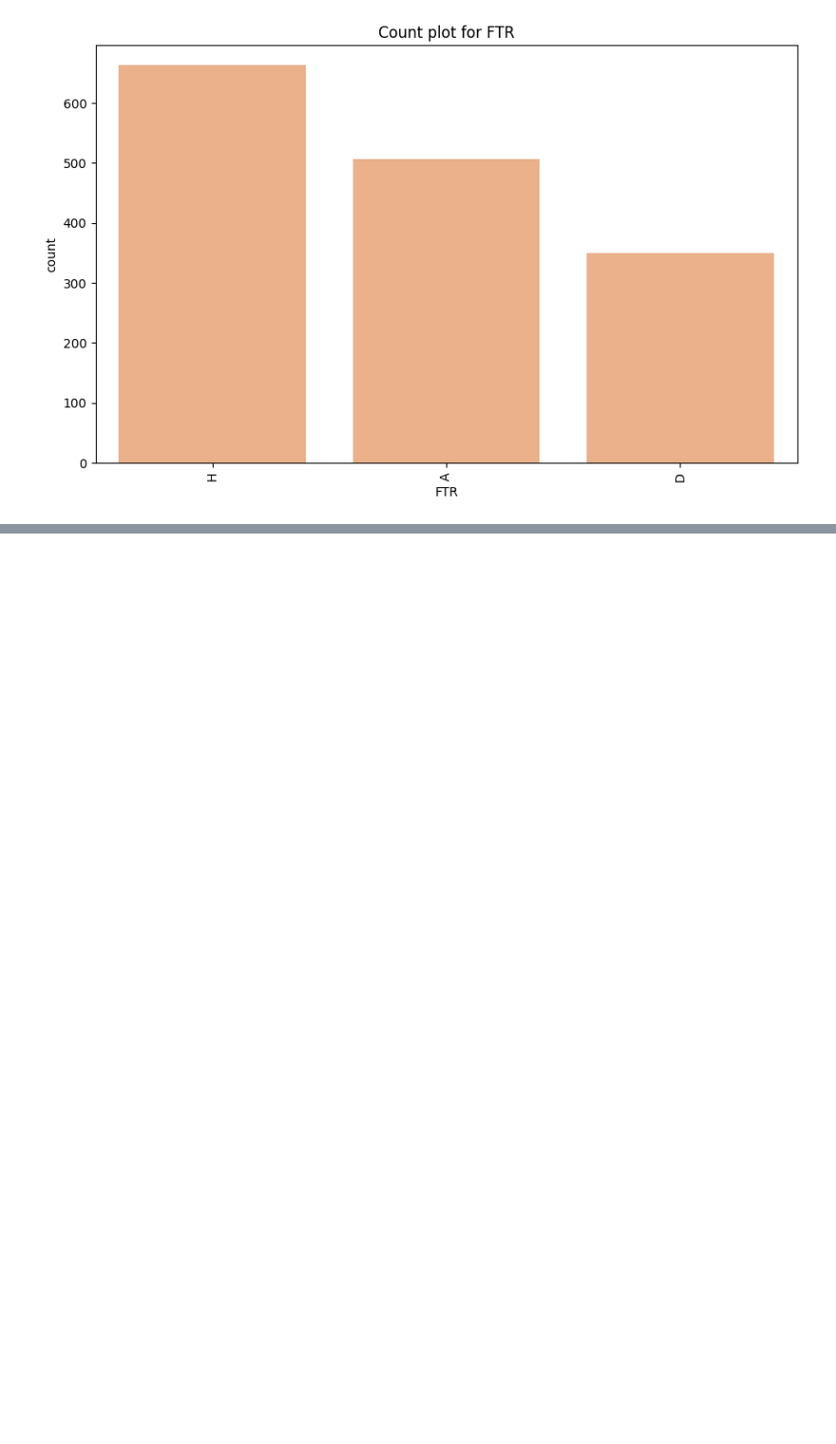
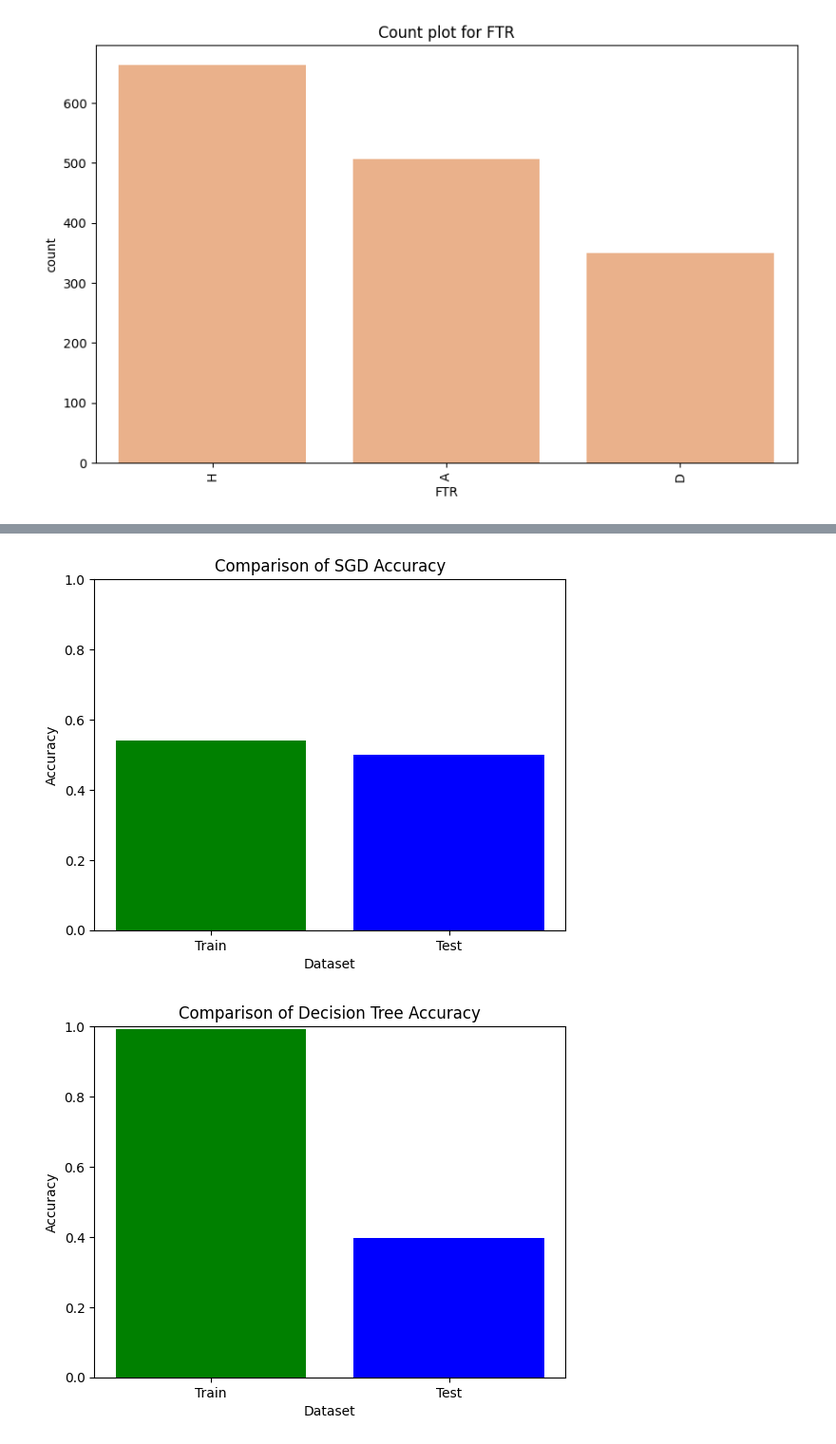
Before and after one commit to DoNguyenHung/EPL-Match-Data, a Jupyter notebook: EDA.ipynb, the cells around one changed output, grey strips where cells are left out. Shown: that part at 95% size. Drawn from its saved outputs; the diff is of its cells as text; code cells hidden in the pictures; blank space fills up the shorter version.

```diff
--- a/EDA.ipynb
+++ b/EDA.ipynb
@@ -186,0 +233,5 @@ Index(['Time_12:30', 'Time_13:00', 'Time_13:30', 'Time_14:00', 'Time_15:00',
+# %%
+sgd = SGDClassifier()
+dt = DecisionTreeClassifier()
+rf = RandomForestClassifier()
+svc = SVC()
@@ -186,0 +240,5 @@ Index(['Time_12:30', 'Time_13:00', 'Time_13:30', 'Time_14:00', 'Time_15:00',
+# %%
+sgd.fit(train_set, train_labels)
+dt.fit(train_set, train_labels)
+rf.fit(train_set, train_labels)
+svc.fit(train_set, train_labels)
@@ -186,0 +249,12 @@ Index(['Time_12:30', 'Time_13:00', 'Time_13:30', 'Time_14:00', 'Time_15:00',
+# %%
+y_train_sgd = sgd.predict(train_set)
+y_pred_sgd = sgd.predict(valid_set)
+
+y_train_dt = dt.predict(train_set)
+y_pred_dt = dt.predict(valid_set)
+
+y_train_rf = rf.predict(train_set)
+y_pred_rf = rf.predict(valid_set)
+
+y_train_svc = svc.predict(train_set)
+y_pred_svc = svc.predict(valid_set)
@@ -186,0 +319,26 @@ Index(['Time_12:30', 'Time_13:00', 'Time_13:30', 'Time_14:00', 'Time_15:00',
+# %%
+acc_train_sgd = accuracy_score(train_labels, y_train_sgd)
+acc_train_dt = accuracy_score(train_labels, y_train_dt)
+acc_train_rf = accuracy_score(train_labels, y_train_rf)
+acc_train_svc = accuracy_score(train_labels, y_train_svc)
+
+acc_valid_sgd = accuracy_score(valid_labels, y_pred_sgd)
+acc_valid_dt = accuracy_score(valid_labels, y_pred_dt)
+acc_valid_rf = accuracy_score(valid_labels, y_pred_rf)
+acc_valid_svc = accuracy_score(valid_labels, y_pred_svc)
+# %%
+train_scores = [acc_train_sgd, acc_train_dt, acc_train_rf, acc_train_svc]
+valid_scores = [acc_valid_sgd, acc_valid_dt, acc_valid_rf, acc_valid_svc]
+algos = ["SGD", "Decision Tree", "Random Forest", "SVC"]
+
+for i in range(len(train_scores)):
+    # Plotting the comparison
+    plt.bar(['Train', 'Test'], [train_scores[i], valid_scores[i]], color=['green', 'blue'])
+    plt.xlabel('Dataset')
+    plt.ylabel('Accuracy')
+    plt.title('Comparison of ' + algos[i] + ' Accuracy')
+    plt.ylim(0, 1)  # F1-score ranges from 0 to 1
+    plt.show()
+# %% [output]
+[figure, added]
+[figure, added]
```
Also changed, not shown: parts of 21 cells of this notebook.
